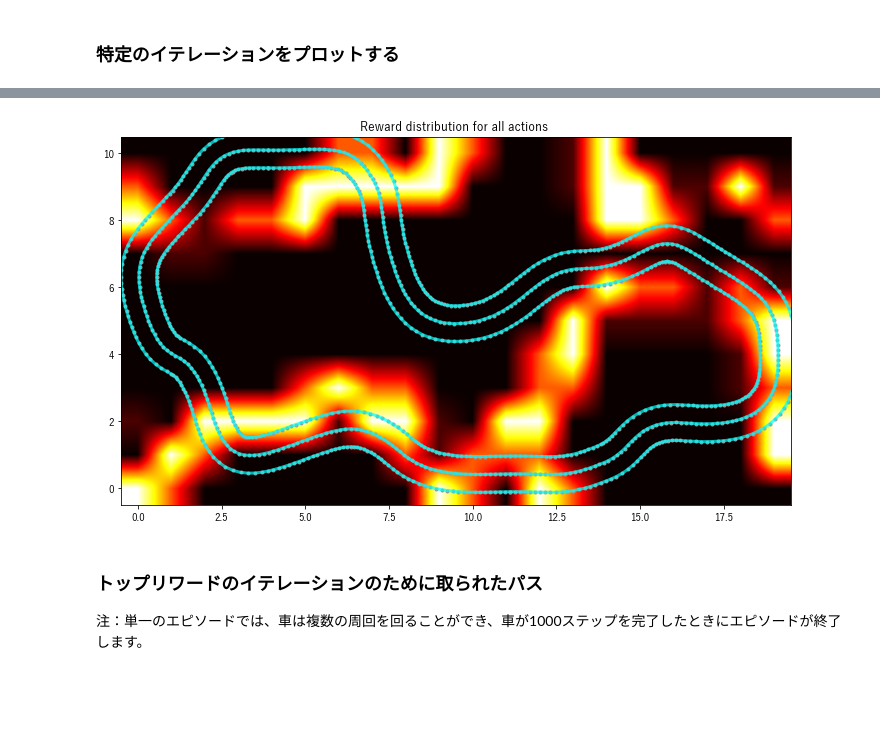
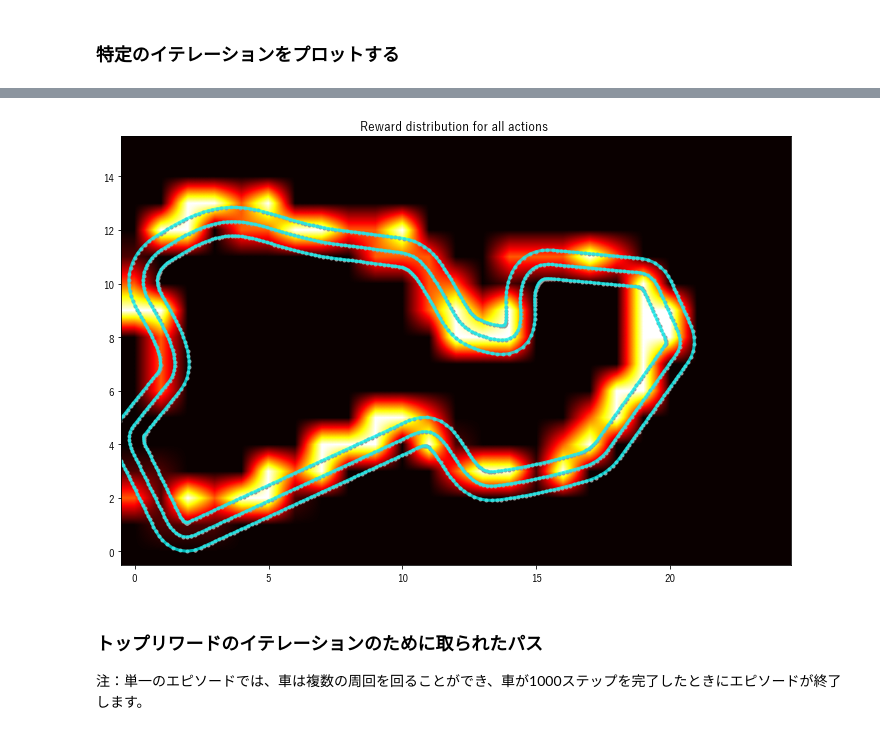
Before and after one commit to haradatm/ad, a Jupyter notebook: deepracer/log_analysis.ipynb, the cells around one changed output, grey strips where cells are left out. Drawn from its saved outputs; the diff is of its cells as text; code cells hidden in the pictures; blank space fills up the shorter version.

```diff
--- a/deepracer/log_analysis.ipynb
+++ b/deepracer/log_analysis.ipynb
@@ -117,6 +91,6 @@ print(ListFiles)
 def get_track_waypoints(track_name):
     return np.load("tracks/%s.npy" % track_name)
 
-waypoints = get_track_waypoints("Albert") ### re:invent track
+waypoints = get_track_waypoints("Belille")    ### 2020 September Qualifier track
 waypoints.shape
 # %% [output]
@@ -347,10 +335,11 @@ im = plt.imshow(track, cmap='hot', interpolation='bilinear', origin="lower")
 # %%
-iteration_id = 35
-track = plot_track(df[df['iteration'] == iteration_id], track_size=(11, 20), x_offset=0, y_offset=0)
+iteration_id = 10
+# track = plot_track(df[df['iteration'] == iteration_id], track_size=(11, 20), x_offset=0, y_offset=0)
+track = plot_track(df[df['iteration'] == iteration_id], track_size=(height + 3, width + 3), x_offset=x_offset, y_offset=x_offset)
 plt.title("Reward distribution for all actions ")
 im = plt.imshow(track, cmap='hot', interpolation='bilinear', origin="lower")
 # %% [output]
-[figure, old version]
+[figure, new version]
 # %% [markdown]
 ### トップリワードのイテレーションのために取られたパス
 
```
Also changed, not shown: parts of 26 cells of this notebook, 15 other files.
